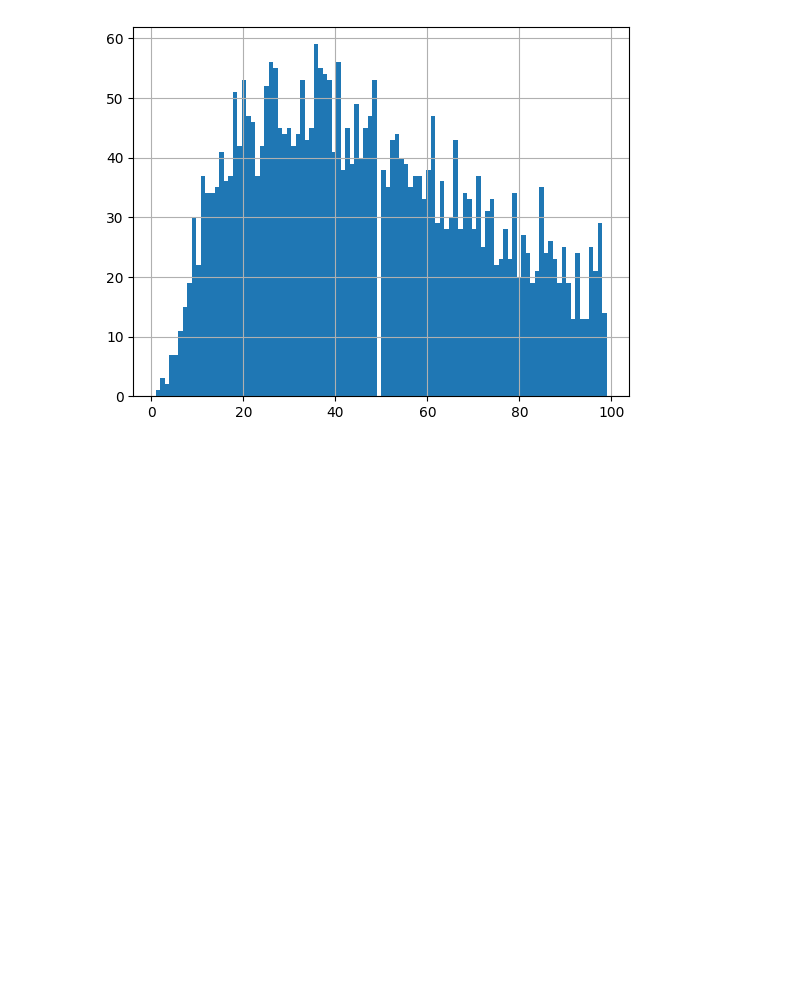
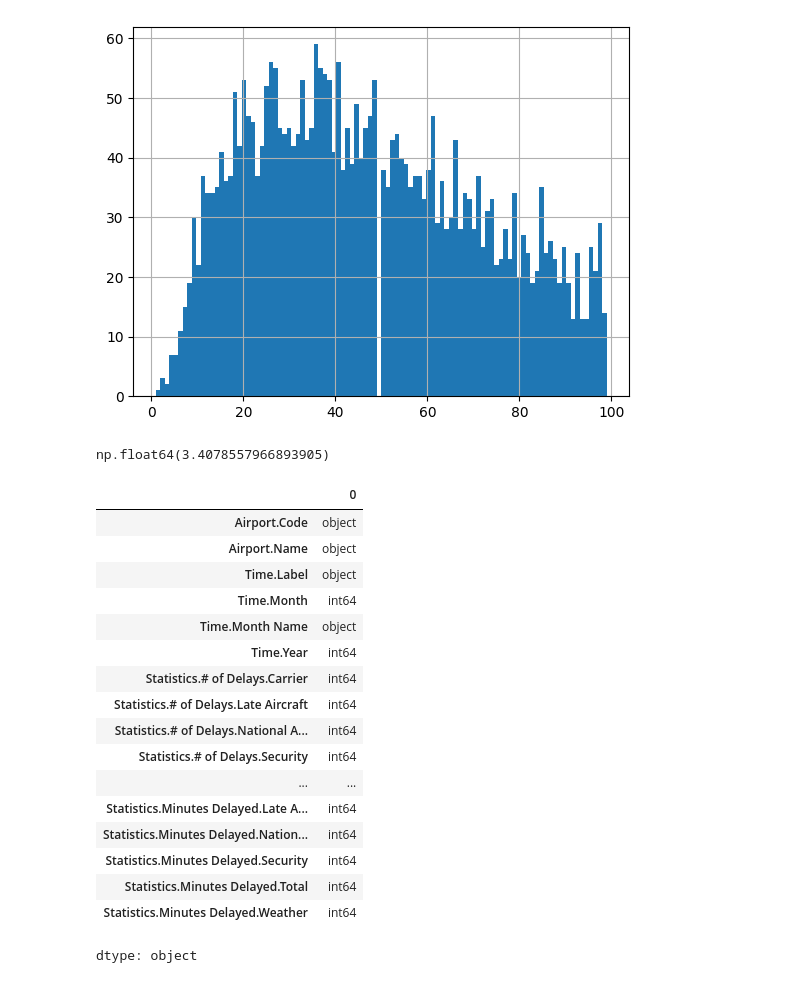
Before and after one commit to mahursh/NotesOnML, a Jupyter notebook: sharif/pandas3.ipynb, the cells around one changed output. Saved outputs shown, nothing was run; the diff lists cells and outputs as text; code cells hidden in the pictures; blank space fills up the shorter version.

```diff
--- a/sharif/pandas3.ipynb
+++ b/sharif/pandas3.ipynb
@@ -552,3 +552,28 @@ data['Statistics.# of Delays.Weather'][data['Statistics.# of Delays.Weather']< 1
 # %% [output]
 <Axes: >
 [figure]
+# %%
+data['Statistics.# of Delays.Weather'].skew()
+# %% [output]
+np.float64(3.4078557966893905)
+# %%
+data.dtypes
+# %% [output]
+|  | 0 |
+| Airport.Code | object |
+| Airport.Name | object |
+| Time.Label | object |
+| Time.Month | int64 |
+| Time.Month Name | object |
+| Time.Year | int64 |
+| Statistics.# of Delays.Carrier | int64 |
+| Statistics.# of Delays.Late Aircraft | int64 |
+| Statistics.# of Delays.National A... | int64 |
+| Statistics.# of Delays.Security | int64 |
+| ... | ... |
+| Statistics.Minutes Delayed.Late A... | int64 |
+| Statistics.Minutes Delayed.Nation... | int64 |
+| Statistics.Minutes Delayed.Security | int64 |
+| Statistics.Minutes Delayed.Total | int64 |
+| Statistics.Minutes Delayed.Weather | int64 |
+dtype: object
```
Also changed, not shown: parts of 2 cells of this notebook.
